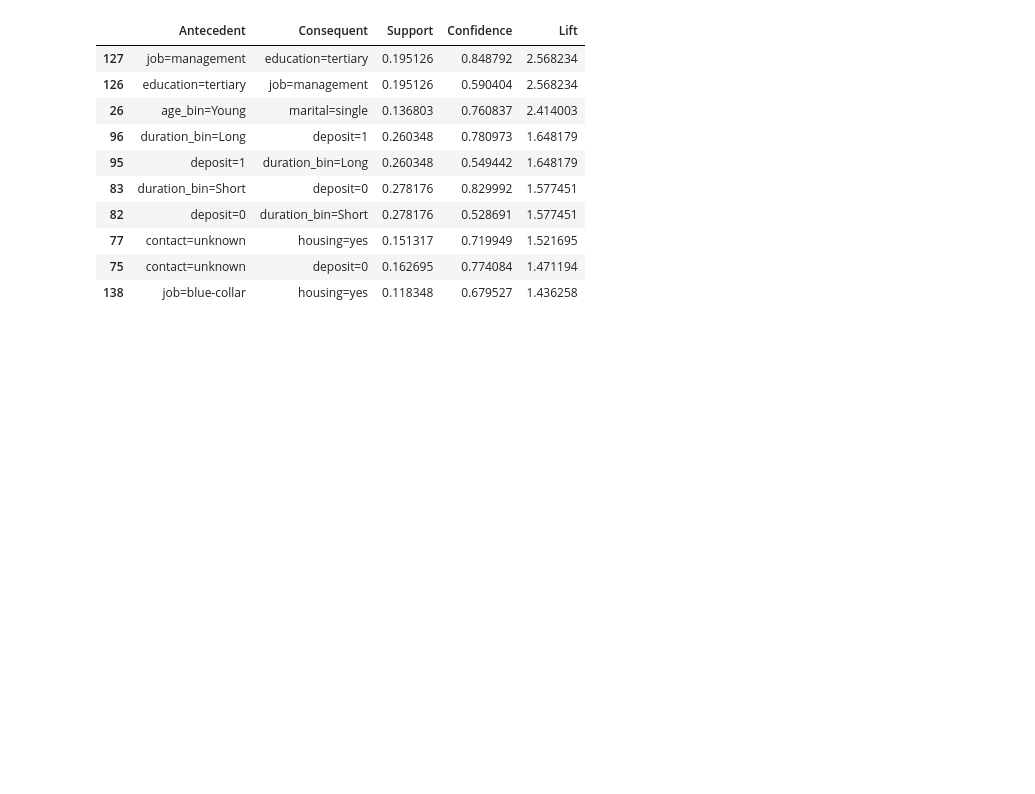
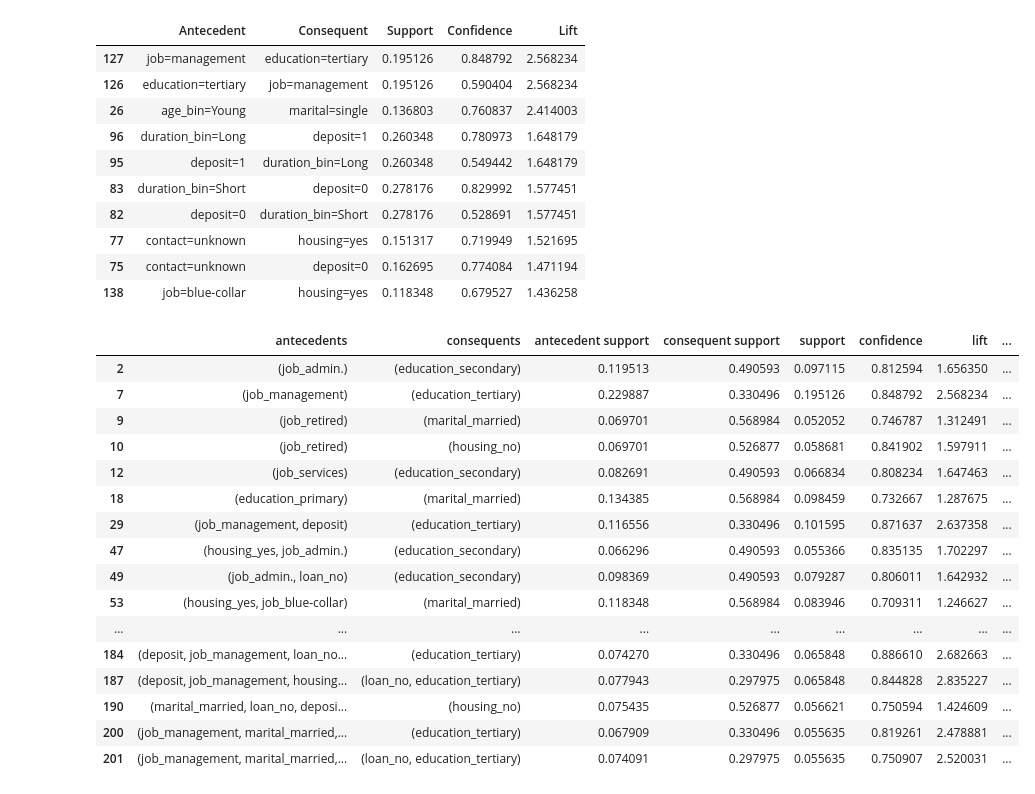
Before and after one commit to shahdelmasry12/Data-Mining-Project, a Jupyter notebook: Bank_Marketing_Effectiveness_Prediction.ipynb, the cells around one changed output. Cells and saved outputs as stored; diff of their text form; code cells hidden in the pictures; blank space fills up the shorter version.

```diff
--- a/Bank_Marketing_Effectiveness_Prediction.ipynb
+++ b/Bank_Marketing_Effectiveness_Prediction.ipynb
@@ -468,3 +469,49 @@ No rules found for deposit=yes with the current support/confidence.
 | 77 | contact=unknown | housing=yes | 0.151317 | 0.719949 | 1.521695 |
 | 75 | contact=unknown | deposit=0 | 0.162695 | 0.774084 | 1.471194 |
 | 138 | job=blue-collar | housing=yes | 0.118348 | 0.679527 | 1.436258 |
+# %%
+selected_columns = [
+    'job',
+    'marital',
+    'education',
+    'housing',
+    'loan',
+    'deposit'
+]
+# %%
+df_encoded = pd.get_dummies(df[selected_columns])
+# %%
+frequent_items = apriori(
+    df_encoded,
+    min_support=0.05,
+    use_colnames=True
+)
+# %%
+rules = association_rules(
+    frequent_items,
+    metric="confidence",
+    min_threshold=0.6
+)
+# %%
+rules[
+    (rules['lift'] > 1.2) &
+    (rules['confidence'] > 0.7)
+]
+# %% [output]
+|  | antecedents | consequents | antecedent support | consequent support | support | confidence | lift | ... |
+| 2 | (job_admin.) | (education_secondary) | 0.119513 | 0.490593 | 0.097115 | 0.812594 | 1.656350 | ... |
+| 7 | (job_management) | (education_tertiary) | 0.229887 | 0.330496 | 0.195126 | 0.848792 | 2.568234 | ... |
+| 9 | (job_retired) | (marital_married) | 0.069701 | 0.568984 | 0.052052 | 0.746787 | 1.312491 | ... |
+| 10 | (job_retired) | (housing_no) | 0.069701 | 0.526877 | 0.058681 | 0.841902 | 1.597911 | ... |
+| 12 | (job_services) | (education_secondary) | 0.082691 | 0.490593 | 0.066834 | 0.808234 | 1.647463 | ... |
+| 18 | (education_primary) | (marital_married) | 0.134385 | 0.568984 | 0.098459 | 0.732667 | 1.287675 | ... |
+| 29 | (job_management, deposit) | (education_tertiary) | 0.116556 | 0.330496 | 0.101595 | 0.871637 | 2.637358 | ... |
+| 47 | (housing_yes, job_admin.) | (education_secondary) | 0.066296 | 0.490593 | 0.055366 | 0.835135 | 1.702297 | ... |
+| 49 | (job_admin., loan_no) | (education_secondary) | 0.098369 | 0.490593 | 0.079287 | 0.806011 | 1.642932 | ... |
+| 53 | (housing_yes, job_blue-collar) | (marital_married) | 0.118348 | 0.568984 | 0.083946 | 0.709311 | 1.246627 | ... |
+| ... | ... | ... | ... | ... | ... | ... | ... | ... |
+| 184 | (deposit, job_management, loan_no... | (education_tertiary) | 0.074270 | 0.330496 | 0.065848 | 0.886610 | 2.682663 | ... |
+| 187 | (deposit, job_management, housing... | (loan_no, education_tertiary) | 0.077943 | 0.297975 | 0.065848 | 0.844828 | 2.835227 | ... |
+| 190 | (marital_married, loan_no, deposi... | (housing_no) | 0.075435 | 0.526877 | 0.056621 | 0.750594 | 1.424609 | ... |
+| 200 | (job_management, marital_married,... | (education_tertiary) | 0.067909 | 0.330496 | 0.055635 | 0.819261 | 2.478881 | ... |
+| 201 | (job_management, marital_married,... | (loan_no, education_tertiary) | 0.074091 | 0.297975 | 0.055635 | 0.750907 | 2.520031 | ... |
```
Also changed, not shown: parts of 1 cell of this notebook.
